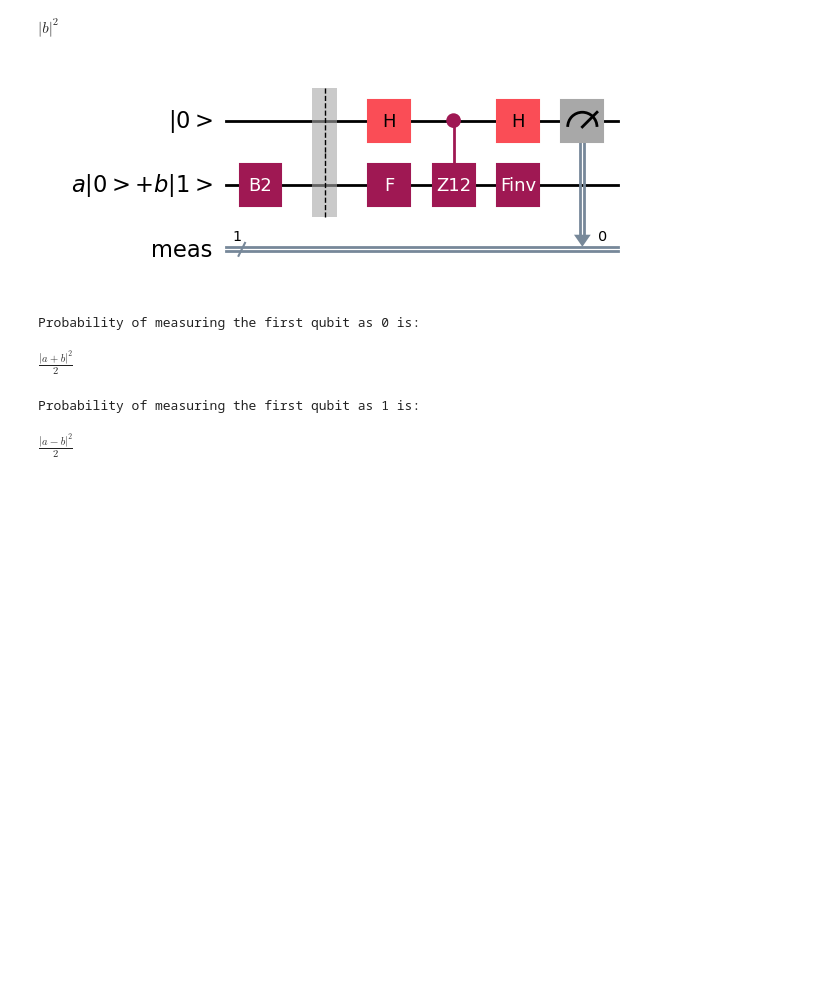
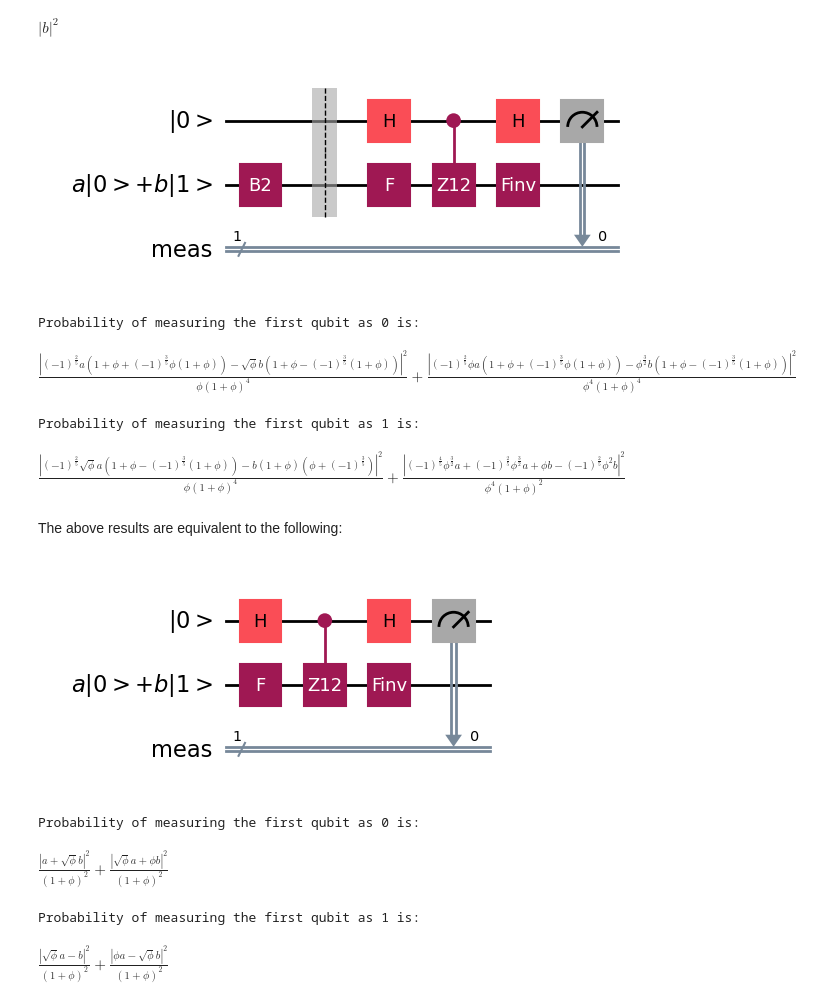
Before and after one commit to Lenyan-a/Footprint, a Jupyter notebook: FibonacciFootprint.ipynb, the cells around one changed output. Drawn from its saved outputs; the diff is of its cells as text; code cells hidden in the pictures; blank space fills up the shorter version.

```diff
--- a/Ising Footprint.ipynb
+++ b/FibonacciFootprint.ipynb
@@ -6,9 +6,11 @@ from qiskit.circuit.library import HGate, UnitaryGate
 from qiskit import QuantumRegister, ClassicalRegister, QuantumCircuit
 from qiskit.circuit import Parameter
 from qiskit.quantum_info import Operator
-F_gate = UnitaryGate(1/np.sqrt(2)*np.array([[1,1],[1,-1]]), label='F')
+tau_num = 2/(1+np.sqrt(5))
+om_num = np.exp(np.pi*1j/5)
+F_gate = UnitaryGate(np.array([[tau_num,np.sqrt(tau_num)],[np.sqrt(tau_num),-tau_num]]), label='F')
 Finv_gate = UnitaryGate(F_gate.inverse(), label='Finv')
-B2_gate = UnitaryGate(np.exp(-np.pi*1j/8)/2*np.array([[1+1j,1-1j],[1-1j,1+1j]]), label='B2')
+B2_gate = UnitaryGate(np.array([[om_num**4*tau_num,om_num**(-3)*np.sqrt(tau_num)],[om_num**(-3)*np.sqrt(tau_num),-tau_num]]), label='B2')
 Z12_gate = UnitaryGate(np.array([[1,0],[0,-1]]), label='Z12')
 cZ12_gate = Z12_gate.control(1)
 # %%
@@ -17,12 +19,14 @@ from sympy.physics.quantum import TensorProduct
 from IPython.display import display, Latex
 a = sp.symbols('a')
 b = sp.symbols('b')
-F = sp.Matrix([[1,1],[1,-1]])/sp.sqrt(2)
+tau = 1/sp.GoldenRatio
+F = sp.Matrix([[tau,sp.sqrt(tau)],[sp.sqrt(tau),-tau]])
 H = sp.Matrix([[1,1],[1,-1]])/sp.sqrt(2)
 Finv = F.inv()
 cZ12 = sp.Matrix([[1,0,0,0],[0,1,0,0],[0,0,1,0],[0,0,0,-1]])
 cZ12_rev = sp.Matrix([[1,0,0,0],[0,1,0,0],[0,0,1,0],[0,0,0,-1]])
-B2 = sp.Matrix([[1+1j,1-1j],[1-1j,1+1j]])/2*sp.exp(-sp.pi*1j/8)
+om = sp.exp(sp.pi*1j/5)
+B2 = sp.Matrix([[om**4*tau,om**(-3)*sp.sqrt(tau)],[om**(-3)*sp.sqrt(tau),-tau]])
 I = sp.eye(2)
 # %%
 
@@ -89,7 +92,43 @@ display(prob1)
 # %% [output]
 [figure]
 Probability of measuring the first qubit as 0 is:
-$\displaystyle \frac{\left|{a + b}\right|^{2}}{2}$
+$\displaystyle \frac{\left|{\left(-1\right)^{\frac{2}{5}} a \left(1 + \phi + \left(-1\right)^{\frac{3}{5}} \phi \left(1 + \phi\right)\right) - \sqrt{\phi} b \left(1 + \phi - \left(-1\right)^{\frac{3}{5}} \left(1 + \phi\right)\right)}\right|^{2}}{\phi \left(1 + \phi\right)^{4}} + \frac{\left|{\left(-1\right)^{\frac{2}{5}} \phi a \left(1 + \phi + \left(-1\right)^{\frac{3}{5}} \phi \left(1 + \phi\right)\right) - \phi^{\frac{3}{2}} b \left(1 + \phi - \left(-1\right)^{\frac{3}{5}} \left(1 + \phi\right)\right)}\right|^{2}}{\phi^{4} \left(1 + \phi\right)^{4}}$
 Probability of measuring the first qubit as 1 is:
-$\displaystyle \frac{\left|{a - b}\right|^{2}}{2}$
+$\displaystyle \frac{\left|{\left(-1\right)^{\frac{2}{5}} \sqrt{\phi} a \left(1 + \phi - \left(-1\right)^{\frac{3}{5}} \left(1 + \phi\right)\right) - b \left(1 + \phi\right) \left(\phi + \left(-1\right)^{\frac{3}{5}}\right)}\right|^{2}}{\phi \left(1 + \phi\right)^{4}} + \frac{\left|{\left(-1\right)^{\frac{4}{5}} \phi^{\frac{3}{2}} a + \left(-1\right)^{\frac{2}{5}} \phi^{\frac{3}{2}} a + \phi b - \left(-1\right)^{\frac{2}{5}} \phi^{2} b}\right|^{2}}{\phi^{4} \left(1 + \phi\right)^{2}}$
+# %% [markdown]
+The above results are equivalent to the following:
+# %%
+qreg1 = QuantumRegister(1, '|0>')
+qreg2 = QuantumRegister(1, 'a|0>+b|1>')
+creg = ClassicalRegister(1, 'meas')
+qc = QuantumCircuit(qreg1, qreg2, creg)
+
+qc.append(F_gate,[qreg2[0]])
+qc.h(qreg1[0])
+qc.append(cZ12_gate,[qreg1[0],qreg2[0]])
+qc.h(qreg1[0])
+qc.append(Finv_gate,[qreg2[0]])
+qc.measure(qreg1[0],creg[0])
+
+state = sp.Matrix([a,b,0,0])
+
+L1 = TensorProduct(I,B2)
+L2 = TensorProduct(H,F)
+L3 = cZ12
+L4 = TensorProduct(H,Finv)
+res = sp.simplify(L4*L3*L2*state, rational=True)
+prob0 = sp.Abs(res[0])**2+sp.Abs(res[1])**2
+prob1 = sp.Abs(res[2])**2+sp.Abs(res[3])**2
+display(qc.draw('mpl'))
+
+print(f'Probability of measuring the first qubit as 0 is:')
+display(prob0)
+print(f'Probability of measuring the first qubit as 1 is:')
+display(prob1)
+# %% [output]
+[figure, added]
+Probability of measuring the first qubit as 0 is:
+$\displaystyle \frac{\left|{a + \sqrt{\phi} b}\right|^{2}}{\left(1 + \phi\right)^{2}} + \frac{\left|{\sqrt{\phi} a + \phi b}\right|^{2}}{\left(1 + \phi\right)^{2}}$
+Probability of measuring the first qubit as 1 is:
+$\displaystyle \frac{\left|{\sqrt{\phi} a - b}\right|^{2}}{\left(1 + \phi\right)^{2}} + \frac{\left|{\phi a - \sqrt{\phi} b}\right|^{2}}{\left(1 + \phi\right)^{2}}$
 # %%
```
Also changed, not shown: parts of 4 cells of this notebook, 4 other files.
